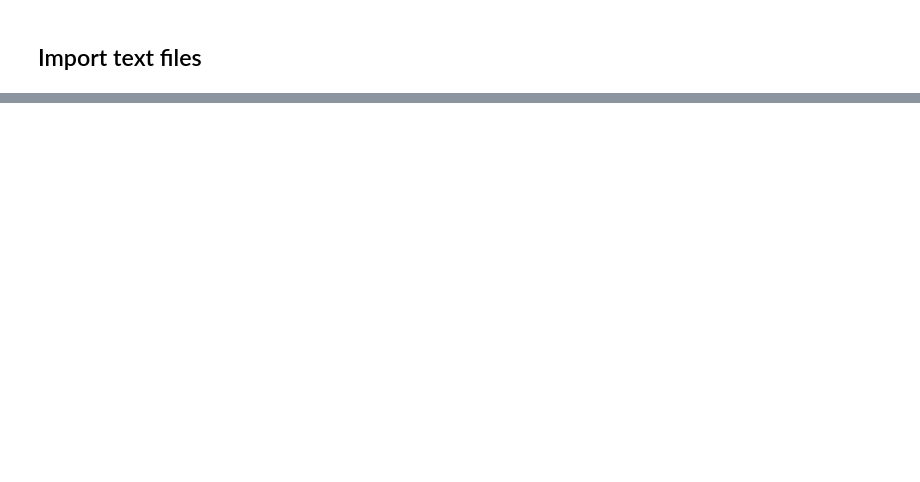
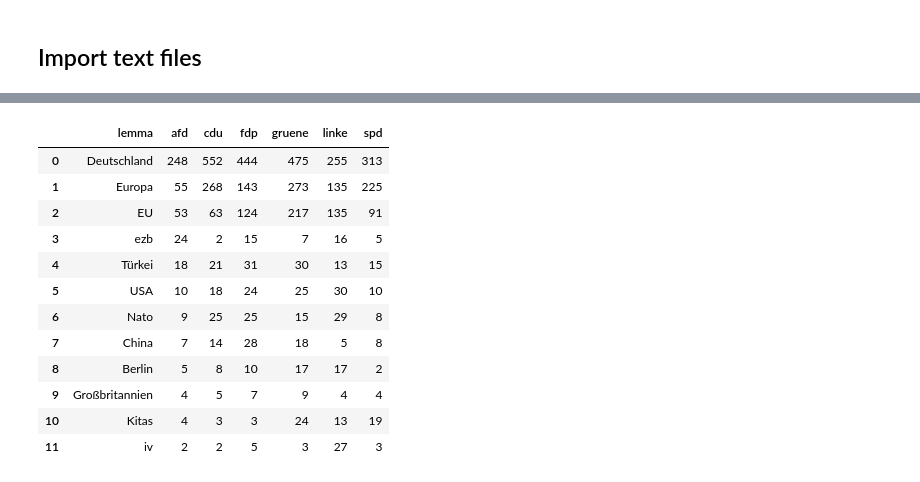
Before and after one commit to phisinger/wahlprogramm_analyse, a Jupyter notebook: notebooks/Quantitive_Analysis.ipynb, the cells around one changed output, grey strips where cells are left out. Saved outputs shown, nothing was run; the diff lists cells and outputs as text; code cells hidden in the pictures; blank space fills up the shorter version.

```diff
--- a/notebooks/Quantitive_Analysis.ipynb
+++ b/notebooks/Quantitive_Analysis.ipynb
@@ -62,4 +138,0 @@ token_df = pd.DataFrame(tokens_list)
-# %%
-pd.set_option('display.max_rows', 500)
-nouns_df = token_df[token_df["POS"] == "PROPN"]
-important_nouns = nouns_df["Lemma"].value_counts()[0:21]
@@ -95,0 +221,22 @@ ValueError: Value of 'y' is not the name of a column in 'data_frame'. Expected o
+# %%
+def find_common_elements(*lists):
+    if not lists:
+        return []
+
+    # Convert each list to a set
+    sets = [set(lst) for lst in lists[0]]
+
+    # Find the intersection of all sets
+    common_elements = set.intersection(*sets)
+
+    return list(common_elements)
+
+lemma_lists = []
+for lemma_series in list(slope_counts_dict_stndrdzd.values()):
+    lemma_lists.append(lemma_series.index.to_list())
+common_elements = find_common_elements(lemma_lists)
+
+# drop all indexes that are not present in common_elements
+slope_counts_dict_cmmn = slope_counts_dict_stndrdzd.copy()
+for party, lemma_series in slope_counts_dict.items():
+    slope_counts_dict_cmmn[party] = lemma_series[lemma_series.index.isin(common_elements)]
@@ -95,0 +311,20 @@ ValueError: Value of 'y' is not the name of a column in 'data_frame'. Expected o
+# %%
+plotly_df = concatenated_df.reset_index()
+new_cols = list(plotly_df.columns)
+new_cols[0] = "lemma"
+plotly_df.columns = new_cols
+plotly_df
+# %% [output]
+|  | lemma | afd | cdu | fdp | gruene | linke | spd |
+| 0 | Deutschland | 248 | 552 | 444 | 475 | 255 | 313 |
+| 1 | Europa | 55 | 268 | 143 | 273 | 135 | 225 |
+| 2 | EU | 53 | 63 | 124 | 217 | 135 | 91 |
+| 3 | ezb | 24 | 2 | 15 | 7 | 16 | 5 |
+| 4 | Türkei | 18 | 21 | 31 | 30 | 13 | 15 |
+| 5 | USA | 10 | 18 | 24 | 25 | 30 | 10 |
+| 6 | Nato | 9 | 25 | 25 | 15 | 29 | 8 |
+| 7 | China | 7 | 14 | 28 | 18 | 5 | 8 |
+| 8 | Berlin | 5 | 8 | 10 | 17 | 17 | 2 |
+| 9 | Großbritannien | 4 | 5 | 7 | 9 | 4 | 4 |
+| 10 | Kitas | 4 | 3 | 3 | 24 | 13 | 19 |
+| 11 | iv | 2 | 2 | 5 | 3 | 27 | 3 |
```
Also changed, not shown: parts of 22 cells of this notebook, 21 other files.
